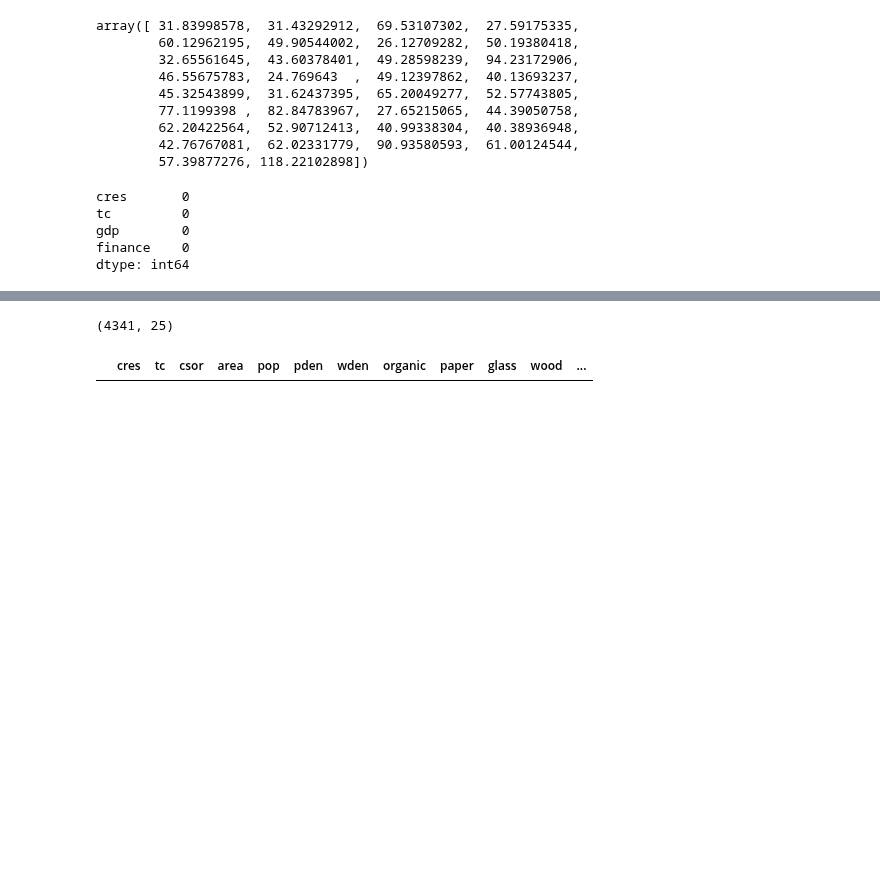
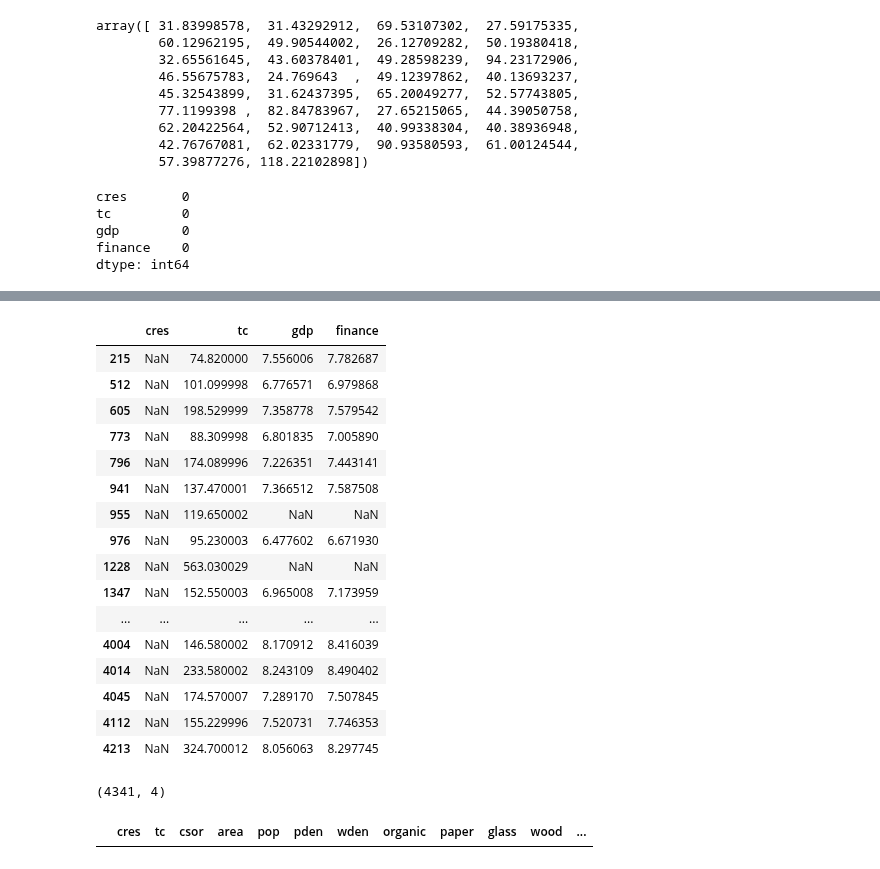
Before and after one commit to Gourav052003/Machine-Learning-Solutions-for-Predicting-Municipal-Waste-Costs-and-Sustainable-Resource-Management, a Jupyter notebook: Impact Analysis/Waste Generation.ipynb, the cells around one changed output, grey strips where cells are left out. Drawn from its saved outputs; the diff is of its cells as text; code cells hidden in the pictures; blank space fills up the shorter version.

```diff
--- a/Impact Analysis/Waste Generation.ipynb
+++ b/Impact Analysis/Waste Generation.ipynb
@@ -145,0 +128,3 @@ numerical_df[cres_train_features]
+# %%
+new_cres_df = numerical_df[cres_train_features]
+new_cres_df.head()
@@ -146,7 +138,27 @@ numerical_df[cres_train_features]
+# %%
+new_cres_df[new_cres_df[["gdp",""]].isnull()]
+# %% [output]
+|  | cres | tc | gdp | finance |
+| 215 | NaN | 74.820000 | 7.556006 | 7.782687 |
+| 512 | NaN | 101.099998 | 6.776571 | 6.979868 |
+| 605 | NaN | 198.529999 | 7.358778 | 7.579542 |
+| 773 | NaN | 88.309998 | 6.801835 | 7.005890 |
+| 796 | NaN | 174.089996 | 7.226351 | 7.443141 |
+| 941 | NaN | 137.470001 | 7.366512 | 7.587508 |
+| 955 | NaN | 119.650002 | NaN | NaN |
+| 976 | NaN | 95.230003 | 6.477602 | 6.671930 |
+| 1228 | NaN | 563.030029 | NaN | NaN |
+| 1347 | NaN | 152.550003 | 6.965008 | 7.173959 |
+| ... | ... | ... | ... | ... |
+| 4004 | NaN | 146.580002 | 8.170912 | 8.416039 |
+| 4014 | NaN | 233.580002 | 8.243109 | 8.490402 |
+| 4045 | NaN | 174.570007 | 7.289170 | 7.507845 |
+| 4112 | NaN | 155.229996 | 7.520731 | 7.746353 |
+| 4213 | NaN | 324.700012 | 8.056063 | 8.297745 |
 # %%
-numerical_df.shape
+new_cres_df.shape
 # %% [output]
-(4341, 25)
+(4341, 4)
 # %%
 pd.merge(cres_missing_df["cres"],numerical_df)
 # %% [output]
```
Also changed, not shown: parts of 3 cells of this notebook.
